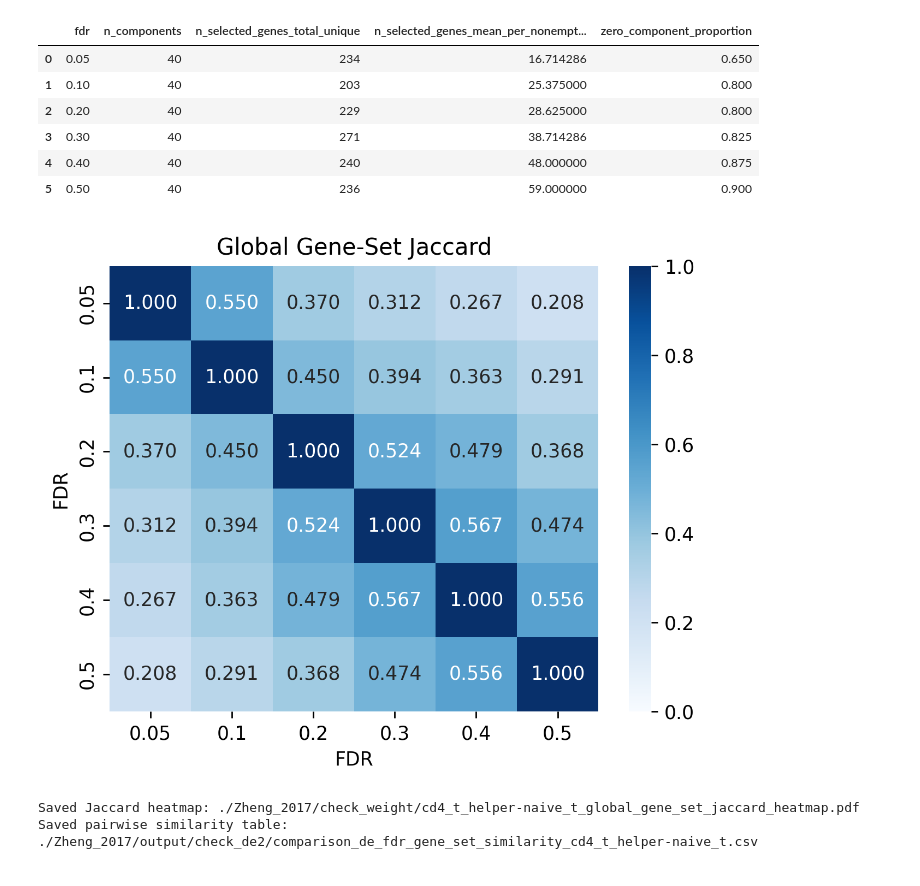
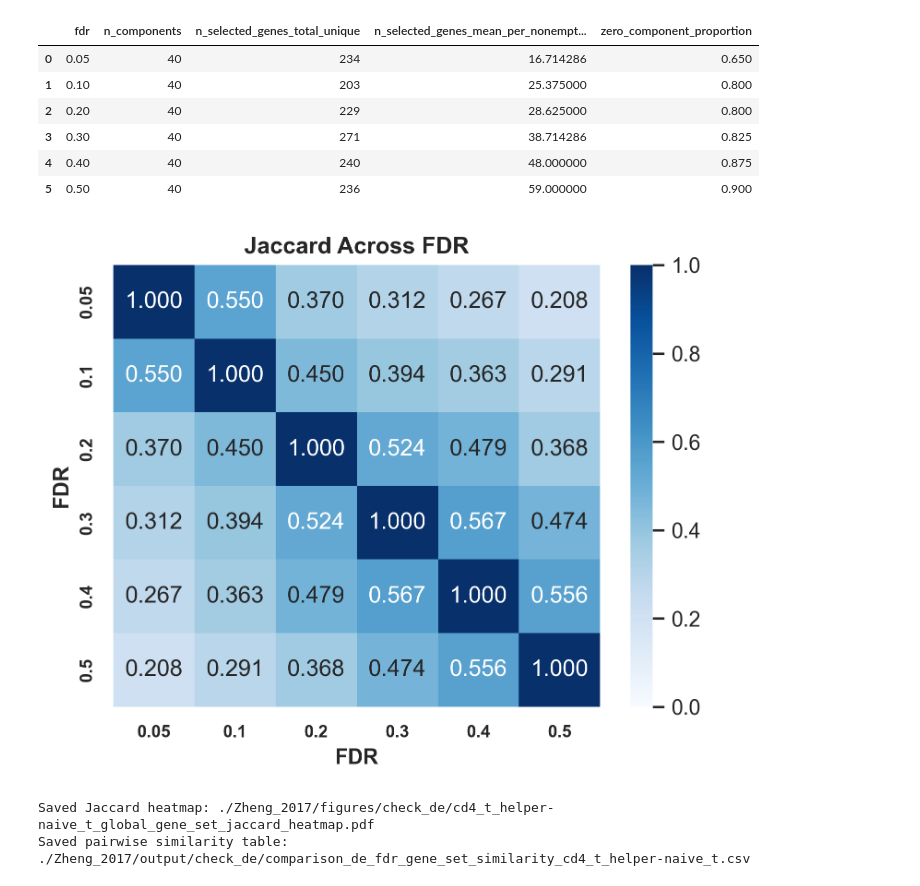
Before and after one commit to Sun-lab/SDAN, a Jupyter notebook: check_de.ipynb, the cells around one changed output. Drawn from its saved outputs; the diff is of its cells as text; code cells hidden in the pictures.

```diff
--- a/check_de.ipynb
+++ b/check_de.ipynb
@@ -217,10 +221,12 @@ for _, run in run_df.sort_values('fdr').iterrows():
     label = run['label']
     train_s = np.load(run['train_s_path'])
 
-    cg = sns.clustermap(train_s, col_cluster=False, cmap='Blues')
-    cg.fig.suptitle(f'train_s clustermap | {label} | FDR={fdr:g}', y=1.02)
-    cg.ax_heatmap.set_xlabel('Components')
-    cg.ax_heatmap.set_ylabel('Genes')
+    cg = sns.clustermap(train_s, col_cluster=False, cmap='Blues', figsize=(14, 6))
+    cg.fig.suptitle(f'train_s clustermap | {label} | FDR={fdr:g}', y=1.02, fontsize=18, fontweight='bold')
+    cg.ax_heatmap.set_xlabel('40 gene programs', fontsize=15, fontweight='bold')
+    cg.ax_heatmap.set_ylabel(f'{train_s.shape[0]} genes', fontsize=15, fontweight='bold')
+    cg.ax_heatmap.set_xticks([])
+    cg.ax_heatmap.set_yticks([])
     plt.show()
     plt.close(cg.fig)
 # %% [output]
@@ -275,8 +281,8 @@ def compute_posthoc_losses_like_trainpy(state_path, train_GNN, val_GNN, test_GNN
 
 
 d = data_dir
-output_dir = os.path.join(d, 'output/check_de2')
-check_dir = os.path.join(d, 'check_weight')
+output_dir = os.path.join(d, 'output/check_de')
+check_dir = os.path.join(d, 'figures', 'check_de')
 os.makedirs(check_dir, exist_ok=True)
 
 # Recreate train/val/test split exactly as check_de.py
@@ -339,15 +345,18 @@ for _, run in run_df.sort_values('fdr').iterrows():
 
 de_posthoc_df = pd.DataFrame(loss_rows).sort_values('fdr').reset_index(drop=True)
 
+sns.set_theme(style='whitegrid')
 plt.figure(figsize=(7, 4), dpi=300)
 plt.plot(de_posthoc_df['fdr'], de_posthoc_df['graph_loss'], marker='o', label='graph_loss')
 plt.plot(de_posthoc_df['fdr'], de_posthoc_df['train_clf_loss'], marker='o', label='train_clf_loss')
 plt.plot(de_posthoc_df['fdr'], de_posthoc_df['val_clf_loss'], marker='o', label='val_clf_loss')
 plt.plot(de_posthoc_df['fdr'], de_posthoc_df['test_clf_loss'], marker='o', label='test_clf_loss')
-plt.xlabel('DE FDR threshold')
-plt.ylabel('Loss')
-plt.title('Post-hoc Loss Decomposition Across DE FDR Settings')
-plt.legend()
+plt.xlabel('DE FDR threshold', fontsize=11, fontweight='bold')
+plt.ylabel('Loss', fontsize=11, fontweight='bold')
+plt.title('Post-hoc Loss Decomposition Across DE FDR Settings', fontsize=12, fontweight='bold')
+plt.xticks(fontsize=9, fontweight='bold')
+plt.yticks(fontsize=9, fontweight='bold')
+plt.legend(fontsize=9)
 plt.grid(True, alpha=0.3)
 plt.tight_layout()
 loss_fig_path = os.path.join(check_dir, f'{cell_type_str}_de_fdr_loss_decomposition_posthoc.pdf')
@@ -527,41 +536,44 @@ if 'pair_df' not in globals() or pair_df is None or len(pair_df) == 0:
             a = fdr_runs[f1]
             b = fdr_runs[f2]
             comp_j = component_jaccard_best_match(a['comp_sets'], b['comp_sets'])
             global_j = jaccard(a['global_set'], b['global_set'])
             ari_like, n_shared, ji_like = ri_like_first_membership(a['comp_sets'], b['comp_sets'])
             pair_rows.append({
                 'fdr_1': f1,
                 'fdr_2': f2,
                 'component_jaccard_best_match': comp_j,
                 'global_gene_set_jaccard': global_j,
                 'ari_like_first_membership': ari_like,
                 'ji_like_first_membership': ji_like,
                 'n_shared_genes_for_ari_like': n_shared,
             })
     pair_df = pd.DataFrame(pair_rows).sort_values(['fdr_1', 'fdr_2']).reset_index(drop=True)
 
 jaccard_col = 'global_gene_set_jaccard'
 mat = to_sym_matrix(pair_df, jaccard_col)
 
-plt.figure(figsize=(5.2, 4.2), dpi=250)
-sns.heatmap(mat, annot=True, fmt='.3f', cmap='Blues', vmin=0, vmax=1, cbar=True)
-plt.title('Global Gene-Set Jaccard')
-plt.xlabel('FDR')
-plt.ylabel('FDR')
+plt.figure(figsize=(5.2, 4.2), dpi=300)
+ax = sns.heatmap(mat, annot=True, fmt='.3f', cmap='Blues', vmin=0, vmax=1, cbar=True)
+plt.title('Jaccard Across FDR', fontsize=12, fontweight='bold')
+plt.xlabel('FDR', fontsize=11, fontweight='bold')
+plt.ylabel('FDR', fontsize=11, fontweight='bold')
+for lbl in ax.get_xticklabels() + ax.get_yticklabels():
+    lbl.set_fontsize(9)
+    lbl.set_fontweight('bold')
 plt.tight_layout()
 
 out_path = os.path.join(check_dir, f'{cell_type_str}_{jaccard_col}_heatmap.pdf')
 plt.savefig(out_path)
 plt.show()
 
 pair_csv = os.path.join(output_dir, f'comparison_de_fdr_gene_set_similarity_{cell_type_str}.csv')
 pair_df.to_csv(pair_csv, index=False)
 print(f'Saved Jaccard heatmap: {out_path}')
 print(f'Saved pairwise similarity table: {pair_csv}')
 # %% [output]
-[figure, old version]
+[figure, new version]
-Saved Jaccard heatmap: ./Zheng_2017/check_weight/cd4_t_helper-naive_t_global_gene_set_jaccard_heatmap.pdf
-Saved pairwise similarity table: ./Zheng_2017/output/check_de2/comparison_de_fdr_gene_set_similarity_cd4_t_helper-naive_t.csv
+Saved Jaccard heatmap: ./Zheng_2017/figures/check_de/cd4_t_helper-naive_t_global_gene_set_jaccard_heatmap.pdf
+Saved pairwise similarity table: ./Zheng_2017/output/check_de/comparison_de_fdr_gene_set_similarity_cd4_t_helper-naive_t.csv
 # %%
 # compute_cluster_RI-style overlap across FDR runs and visualize as a heatmap
 def compute_cluster_ri_like_from_sets(comp_sets_a, comp_sets_b):
```
Also changed, not shown: parts of 5 cells of this notebook.
